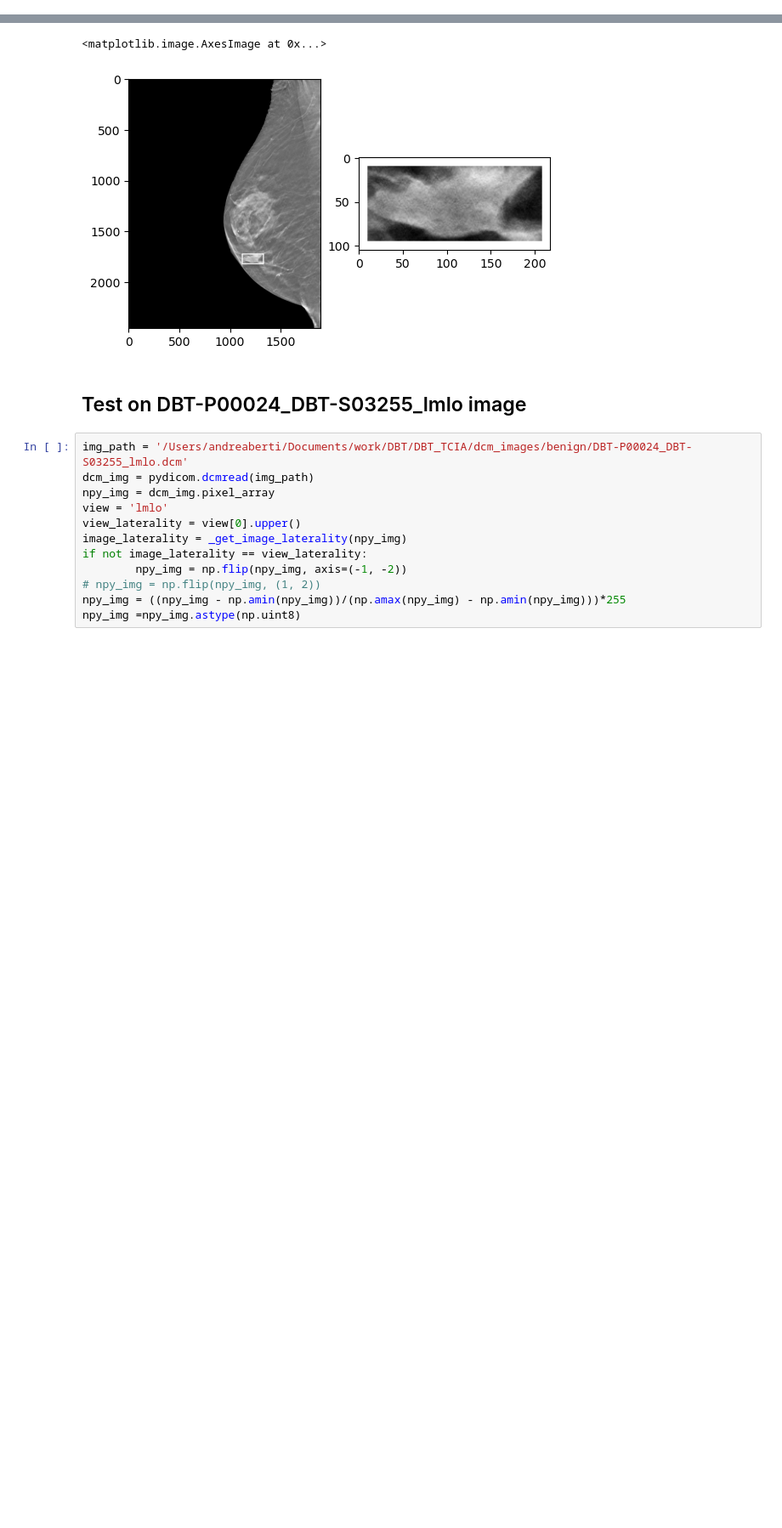
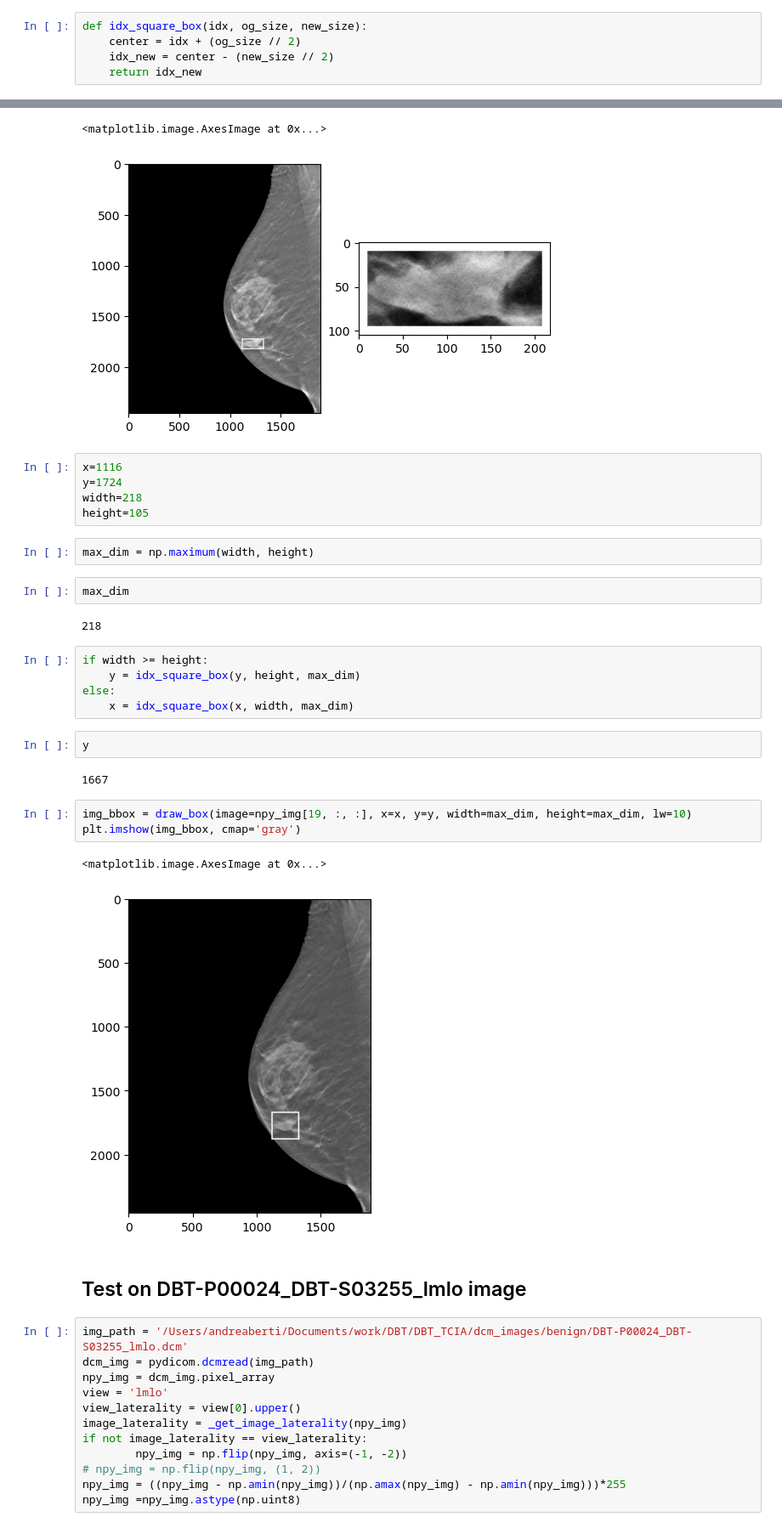
Before and after one commit to andreaberti11235/DBT_utils_script, a Jupyter notebook: dcm_to_png_crop_test.ipynb, the cells around one changed output, grey strips where cells are left out. Shown at 85% size. Cells and saved outputs as stored; diff of their text form; blank space fills up the shorter version.

Commit message:
added tests for square bboxes

```diff
--- a/dcm_to_png_crop_test.ipynb
+++ b/dcm_to_png_crop_test.ipynb
@@ -76,6 +76,11 @@ def crop_mass(image,
 
     mass_cropped = image[y : y + height, x : x + width]
     return mass_cropped
+# %%
+def idx_square_box(idx, og_size, new_size):
+    center = idx + (og_size // 2)
+    idx_new = center - (new_size // 2)
+    return idx_new
 # %% [markdown]
 ## Test on DBT-P00024_DBT-S03255_lcc image
 # %%
@@ -151,6 +178,32 @@ plt.imshow(mass_cropped, cmap='gray')
 # %% [output]
 <matplotlib.image.AxesImage at 0x...>
 [figure]
+# %%
+x=1116
+y=1724
+width=218
+height=105
+# %%
+max_dim = np.maximum(width, height)
+# %%
+max_dim
+# %% [output]
+218
+# %%
+if width >= height:
+    y = idx_square_box(y, height, max_dim)
+else:
+    x = idx_square_box(x, width, max_dim)
+# %%
+y
+# %% [output]
+1667
+# %%
+img_bbox = draw_box(image=npy_img[19, :, :], x=x, y=y, width=max_dim, height=max_dim, lw=10)
+plt.imshow(img_bbox, cmap='gray')
+# %% [output]
+<matplotlib.image.AxesImage at 0x...>
+[figure, added]
 # %% [markdown]
 ## Test on DBT-P00024_DBT-S03255_lmlo image
 # %%
```
Also changed, not shown: parts of 6 cells of this notebook.
